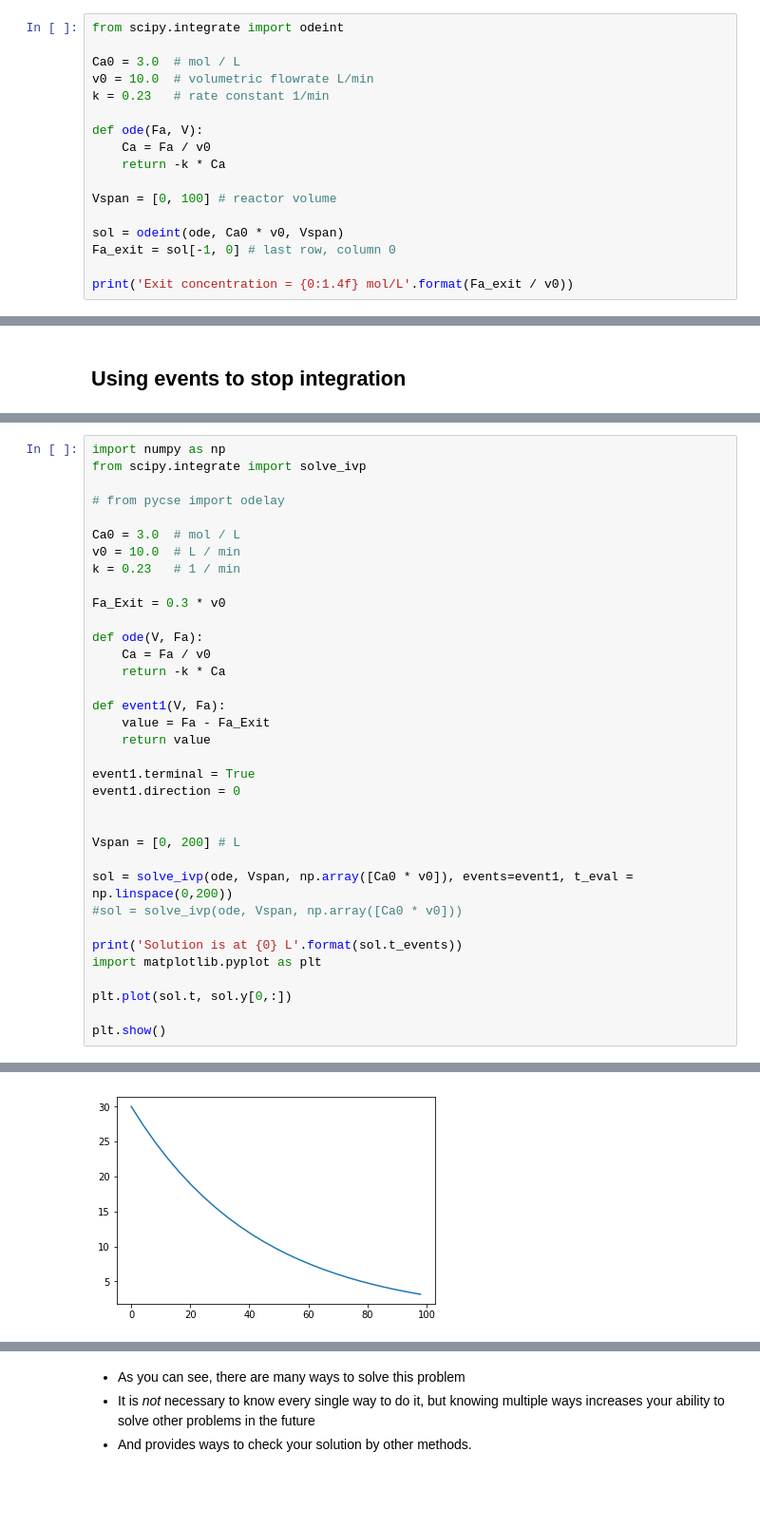
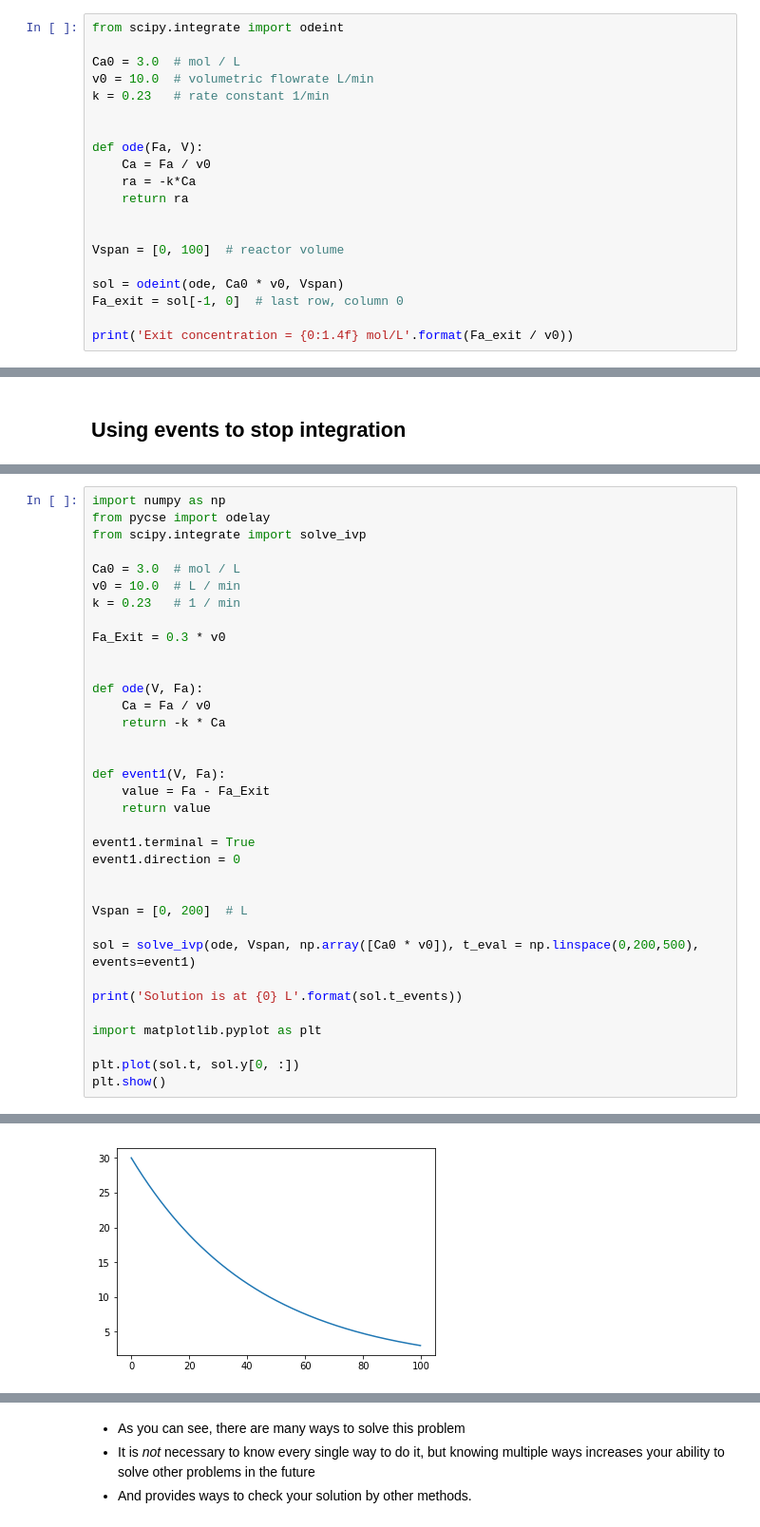
Before and after one commit to vikeinstein/f18-06625, a Jupyter notebook: rxns-book/complex-mole-balances.ipynb, the cells around one changed output, grey strips where cells are left out. Shown at 95% size. Saved outputs shown, nothing was run; the diff lists cells and outputs as text; blank space fills up the shorter version.

```diff
--- a/rxns-book/complex-mole-balances.ipynb
+++ b/rxns-book/complex-mole-balances.ipynb
@@ -62,14 +82,17 @@ Ca0 = 3.0  # mol / L
 v0 = 10.0  # volumetric flowrate L/min
 k = 0.23   # rate constant 1/min
 
+
 def ode(Fa, V):
     Ca = Fa / v0
-    return -k * Ca
+    ra = -k*Ca
+    return ra
 
-Vspan = [0, 100] # reactor volume
+
+Vspan = [0, 100]  # reactor volume
 
 sol = odeint(ode, Ca0 * v0, Vspan)
-Fa_exit = sol[-1, 0] # last row, column 0
+Fa_exit = sol[-1, 0]  # last row, column 0
 
 print('Exit concentration = {0:1.4f} mol/L'.format(Fa_exit / v0))
 # %% [output]
@@ -182,39 +204,39 @@ Volume = 100.11
 -   Here is an example.
 # %%
 import numpy as np
+from pycse import odelay
 from scipy.integrate import solve_ivp
-
-# from pycse import odelay
 
 Ca0 = 3.0  # mol / L
 v0 = 10.0  # L / min
 k = 0.23   # 1 / min
 
 Fa_Exit = 0.3 * v0
 
+
 def ode(V, Fa):
     Ca = Fa / v0
     return -k * Ca
+
 
 def event1(V, Fa):
     value = Fa - Fa_Exit
     return value
 
 event1.terminal = True
 event1.direction = 0
 
 
-Vspan = [0, 200] # L
+Vspan = [0, 200]  # L
 
-sol = solve_ivp(ode, Vspan, np.array([Ca0 * v0]), events=event1, t_eval = np.linspace(0,200))
-#sol = solve_ivp(ode, Vspan, np.array([Ca0 * v0]))
+sol = solve_ivp(ode, Vspan, np.array([Ca0 * v0]), t_eval = np.linspace(0,200,500), events=event1)
 
 print('Solution is at {0} L'.format(sol.t_events))
+
 import matplotlib.pyplot as plt
 
-plt.plot(sol.t, sol.y[0,:])
-
+plt.plot(sol.t, sol.y[0, :])
 plt.show()
 # %% [output]
 Solution is at [array([100.16198166])] L
-[figure, old version]
+[figure, new version]
```
Also changed, not shown: parts of 16 cells of this notebook.
